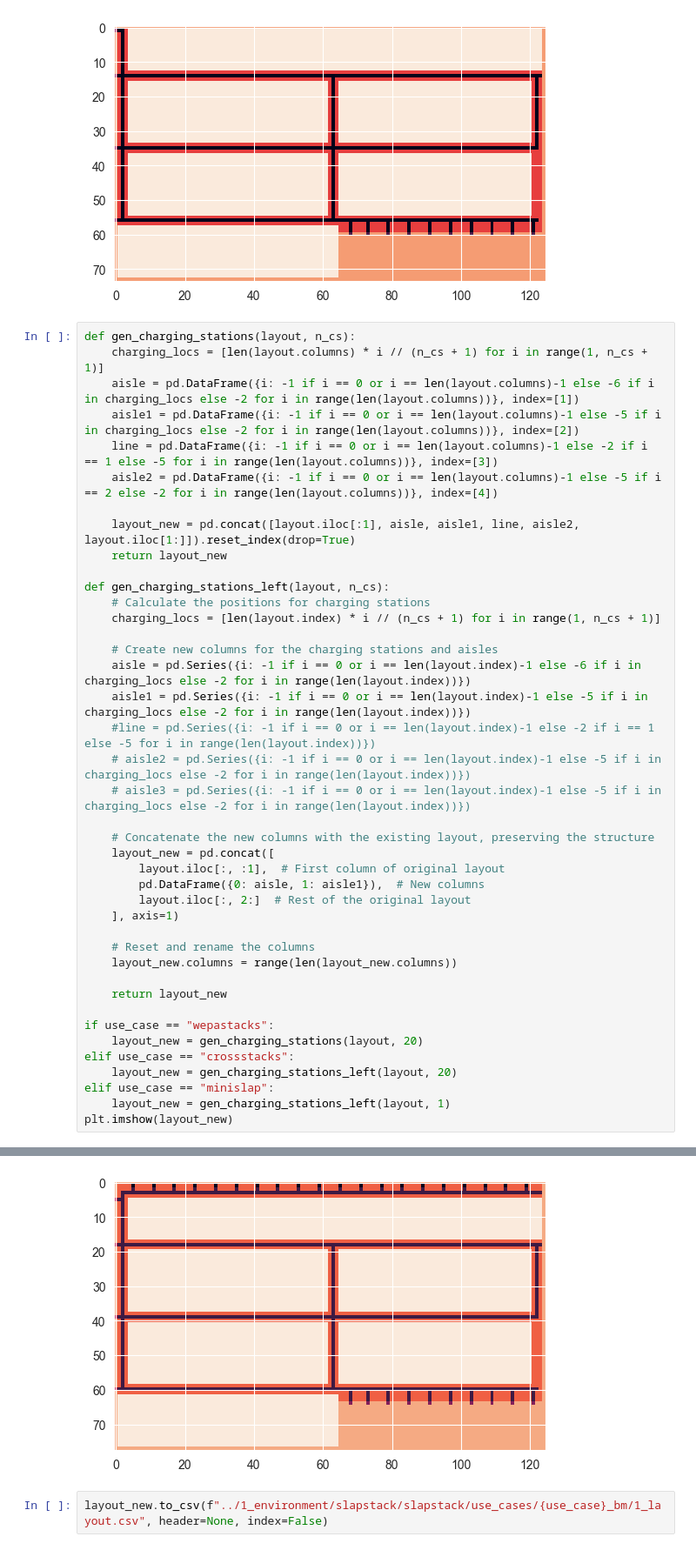
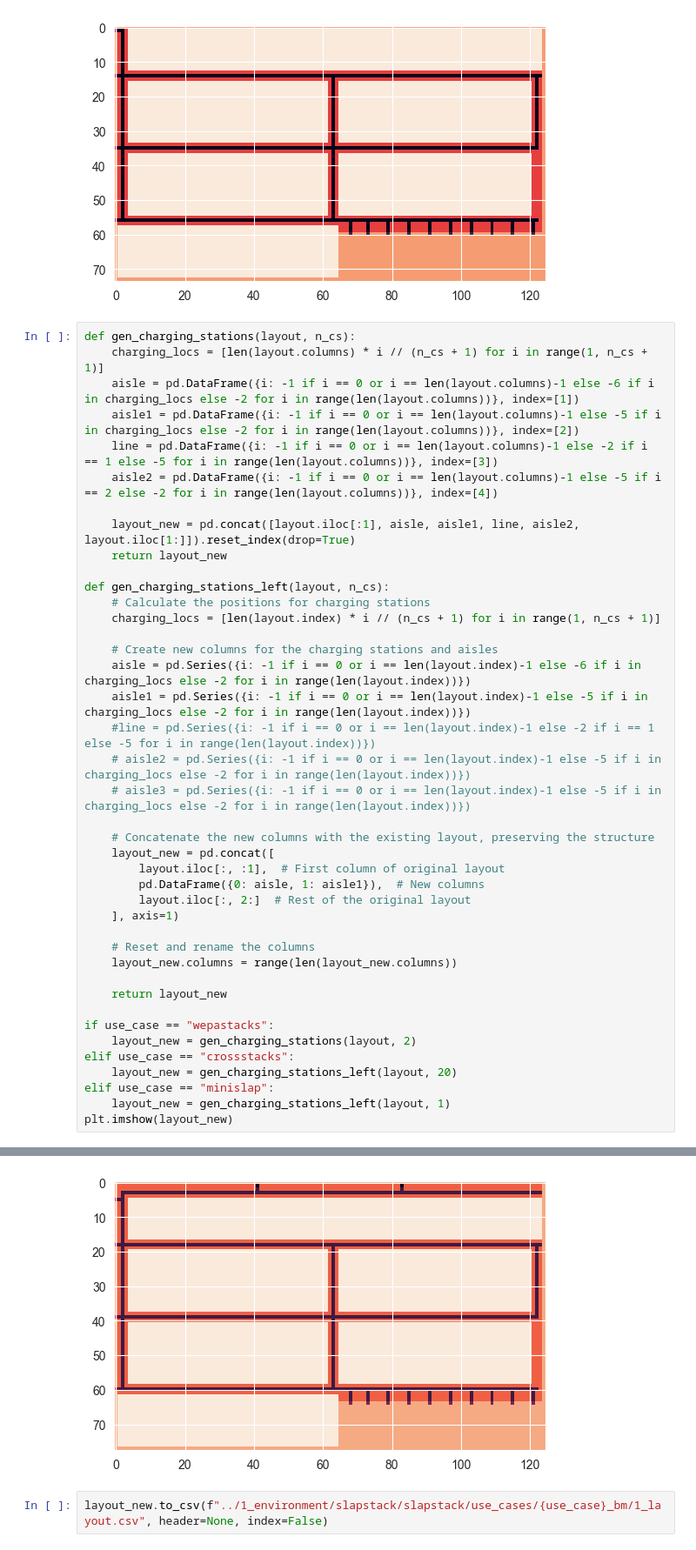
Before and after one commit to j4n1k/slapstack-battery-management, a Jupyter notebook: experiments/layout.ipynb, the cells around one changed output, grey strips where cells are left out. Shown at 87% size. Cells and saved outputs as stored; diff of their text form.

```diff
--- a/experiments/layout.ipynb
+++ b/experiments/layout.ipynb
@@ -601,35 +601,35 @@ def gen_charging_stations_left(layout, n_cs):
     # Calculate the positions for charging stations
     charging_locs = [len(layout.index) * i // (n_cs + 1) for i in range(1, n_cs + 1)]
 
     # Create new columns for the charging stations and aisles
     aisle = pd.Series({i: -1 if i == 0 or i == len(layout.index)-1 else -6 if i in charging_locs else -2 for i in range(len(layout.index))})
     aisle1 = pd.Series({i: -1 if i == 0 or i == len(layout.index)-1 else -5 if i in charging_locs else -2 for i in range(len(layout.index))})
     #line = pd.Series({i: -1 if i == 0 or i == len(layout.index)-1 else -2 if i == 1 else -5 for i in range(len(layout.index))})
     # aisle2 = pd.Series({i: -1 if i == 0 or i == len(layout.index)-1 else -5 if i in charging_locs else -2 for i in range(len(layout.index))})
     # aisle3 = pd.Series({i: -1 if i == 0 or i == len(layout.index)-1 else -5 if i in charging_locs else -2 for i in range(len(layout.index))})
 
     # Concatenate the new columns with the existing layout, preserving the structure
     layout_new = pd.concat([
         layout.iloc[:, :1],  # First column of original layout
         pd.DataFrame({0: aisle, 1: aisle1}),  # New columns
         layout.iloc[:, 2:]  # Rest of the original layout
     ], axis=1)
 
     # Reset and rename the columns
     layout_new.columns = range(len(layout_new.columns))
 
     return layout_new
 
 if use_case == "wepastacks":
-    layout_new = gen_charging_stations(layout, 20)
+    layout_new = gen_charging_stations(layout, 2)
 elif use_case == "crossstacks":
     layout_new = gen_charging_stations_left(layout, 20)
 elif use_case == "minislap":
     layout_new = gen_charging_stations_left(layout, 1)
 plt.imshow(layout_new)
 # %% [output]
 <matplotlib.image.AxesImage at 0x...>
-[figure, old version]
+[figure, new version]
 # %%
 layout_new.to_csv(f"../1_environment/slapstack/slapstack/use_cases/{use_case}_bm/1_layout.csv", header=None, index=False)
 # %%
```
Also changed, not shown: 15 other files.
